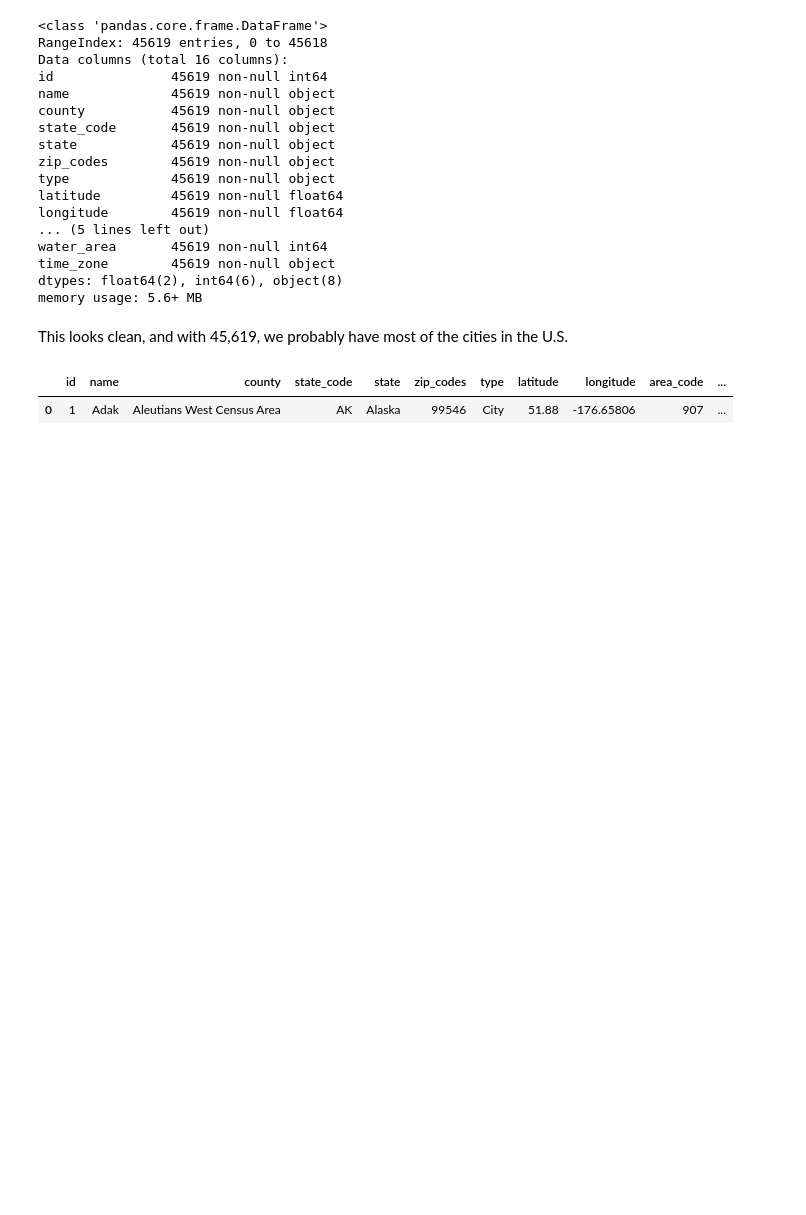
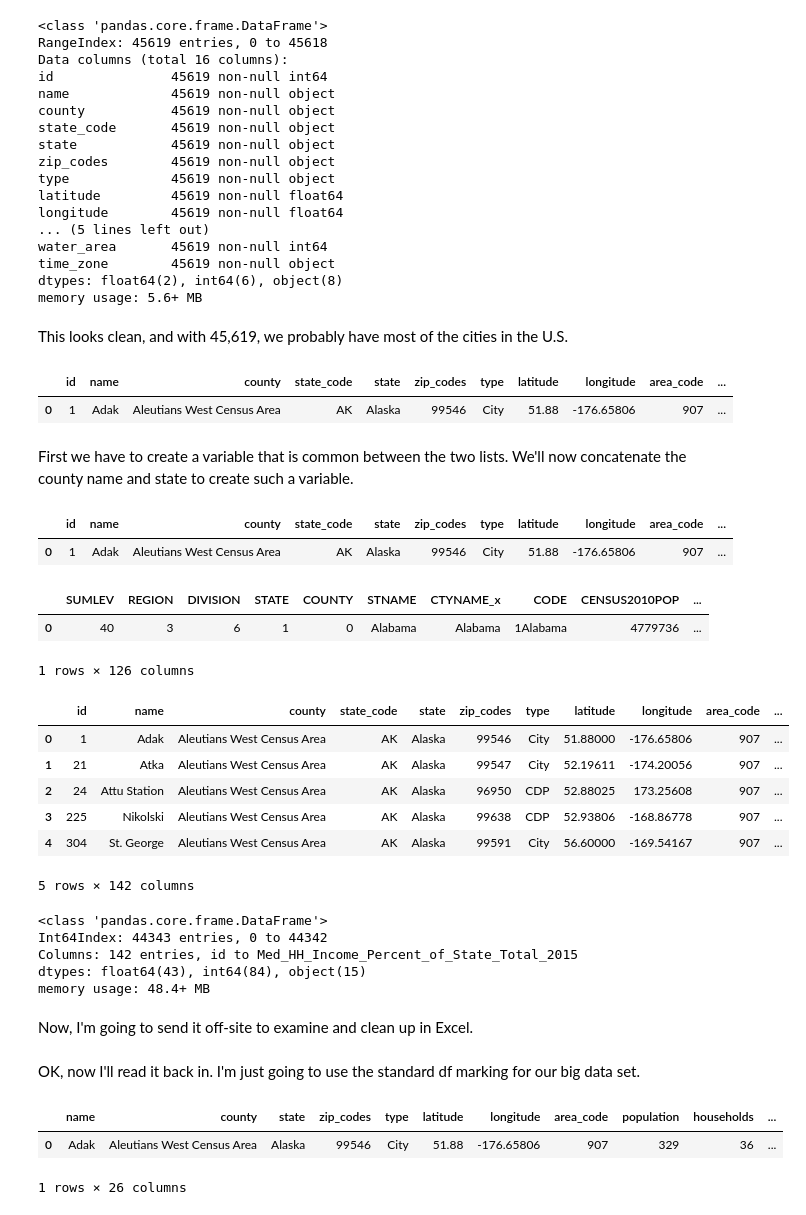
Before and after one commit to AlexMahadevan/first-python-notebook, a Jupyter notebook: Raise Family.ipynb, the cells around one changed output. Drawn from its saved outputs; the diff is of its cells as text; code cells hidden in the pictures; blank space fills up the shorter version.

```diff
--- a/Raise Family.ipynb
+++ b/Raise Family.ipynb
@@ -256,3 +258,42 @@ cities.head(1)
 # %% [output]
 |  | id | name | county | state_code | state | zip_codes | type | latitude | longitude | area_code | ... |
 | 0 | 1 | Adak | Aleutians West Census Area | AK | Alaska | 99546 | City | 51.88 | -176.65806 | 907 | ... |
+# %% [markdown]
+<p>First we have to create a variable that is common between the two lists. We'll now concatenate the county name and state to create such a variable.</p>
+# %%
+cities['MATCH'] = cities['county'] + ", " + cities['state']
+# %%
+cities.head(1)
+# %% [output]
+|  | id | name | county | state_code | state | zip_codes | type | latitude | longitude | area_code | ... |
+| 0 | 1 | Adak | Aleutians West Census Area | AK | Alaska | 99546 | City | 51.88 | -176.65806 | 907 | ... |
+# %%
+MERGED['MATCH'] = MERGED['CTYNAME_x'] + ", " + MERGED['STNAME']
+# %%
+MERGED.head(1)
+# %% [output]
+|  | SUMLEV | REGION | DIVISION | STATE | COUNTY | STNAME | CTYNAME_x | CODE | CENSUS2010POP | ... |
+| 0 | 40 | 3 | 6 | 1 | 0 | Alabama | Alabama | 1Alabama | 4779736 | ... |
+1 rows × 126 columns
+# %%
+df_location = pd.merge(cities, MERGED, on='MATCH')
+# %%
+df_location.head()
+# %% [output]
+|  | id | name | county | state_code | state | zip_codes | type | latitude | longitude | area_code | ... |
+| 0 | 1 | Adak | Aleutians West Census Area | AK | Alaska | 99546 | City | 51.88000 | -176.65806 | 907 | ... |
+| 1 | 21 | Atka | Aleutians West Census Area | AK | Alaska | 99547 | City | 52.19611 | -174.20056 | 907 | ... |
+| 2 | 24 | Attu Station | Aleutians West Census Area | AK | Alaska | 96950 | CDP | 52.88025 | 173.25608 | 907 | ... |
+| 3 | 225 | Nikolski | Aleutians West Census Area | AK | Alaska | 99638 | CDP | 52.93806 | -168.86778 | 907 | ... |
+| 4 | 304 | St. George | Aleutians West Census Area | AK | Alaska | 99591 | City | 56.60000 | -169.54167 | 907 | ... |
+5 rows × 142 columns
+# %%
+df_location.info()
+# %% [output]
+<class 'pandas.core.frame.DataFrame'>
+Int64Index: 44343 entries, 0 to 44342
+Columns: 142 entries, id to Med_HH_Income_Percent_of_State_Total_2015
+dtypes: float64(43), int64(84), object(15)
+memory usage: 48.4+ MB
+# %% [markdown]
+<p>Now, I'm going to send it off-site to examine and clean up in Excel.</p>
@@ -258,0 +302,2 @@ cities.head(1)
+# %% [markdown]
+<p>OK, now I'll read it back in. I'm just going to use the standard df marking for our big data set.</p>
@@ -258,0 +306,6 @@ cities.head(1)
+# %%
+df.head(1)
+# %% [output]
+|  | name | county | state | zip_codes | type | latitude | longitude | area_code | population | households | ... |
+| 0 | Adak | Aleutians West Census Area | Alaska | 99546 | City | 51.88 | -176.65806 | 907 | 329 | 36 | ... |
+1 rows × 26 columns
```
Also changed, not shown: parts of 7 cells of this notebook.
